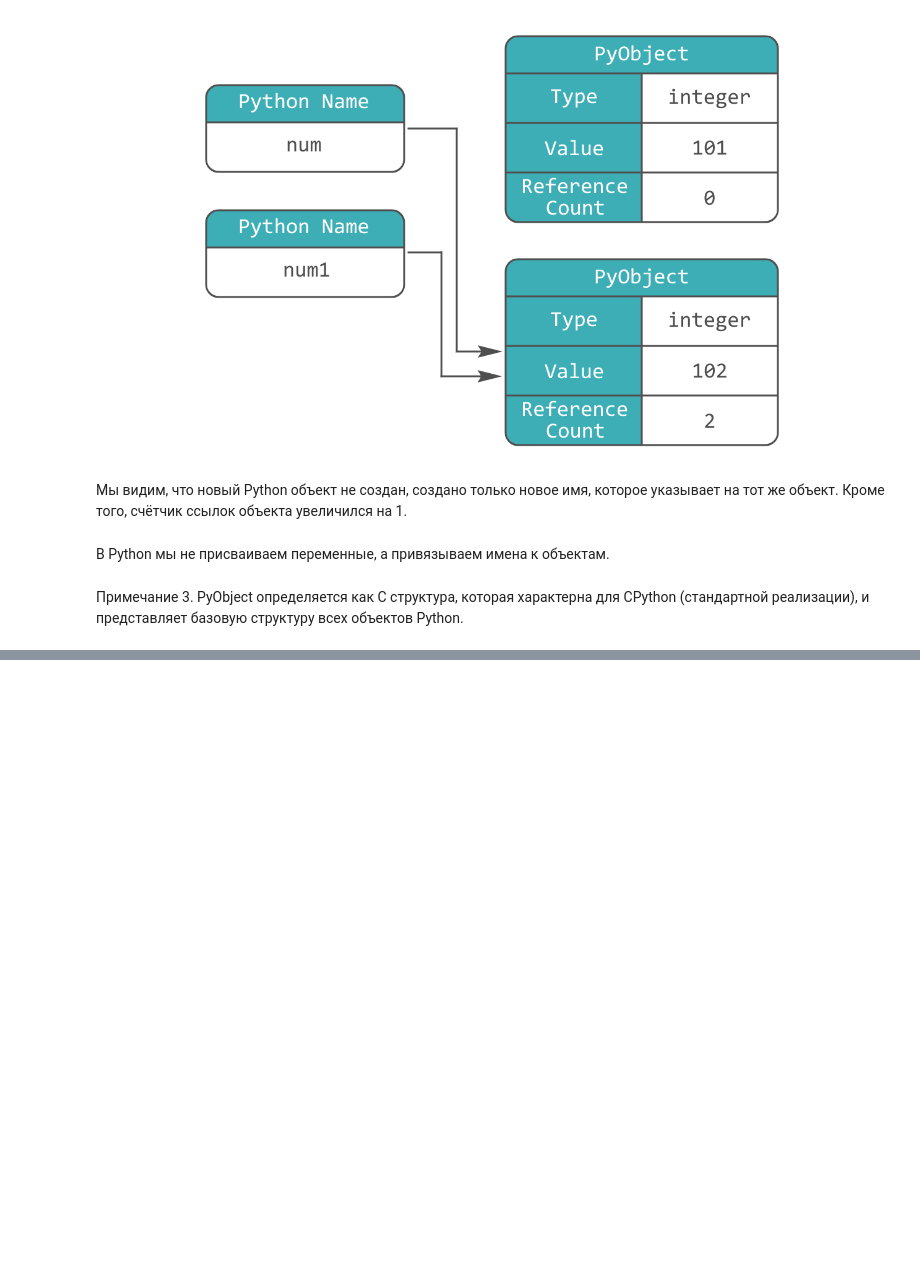
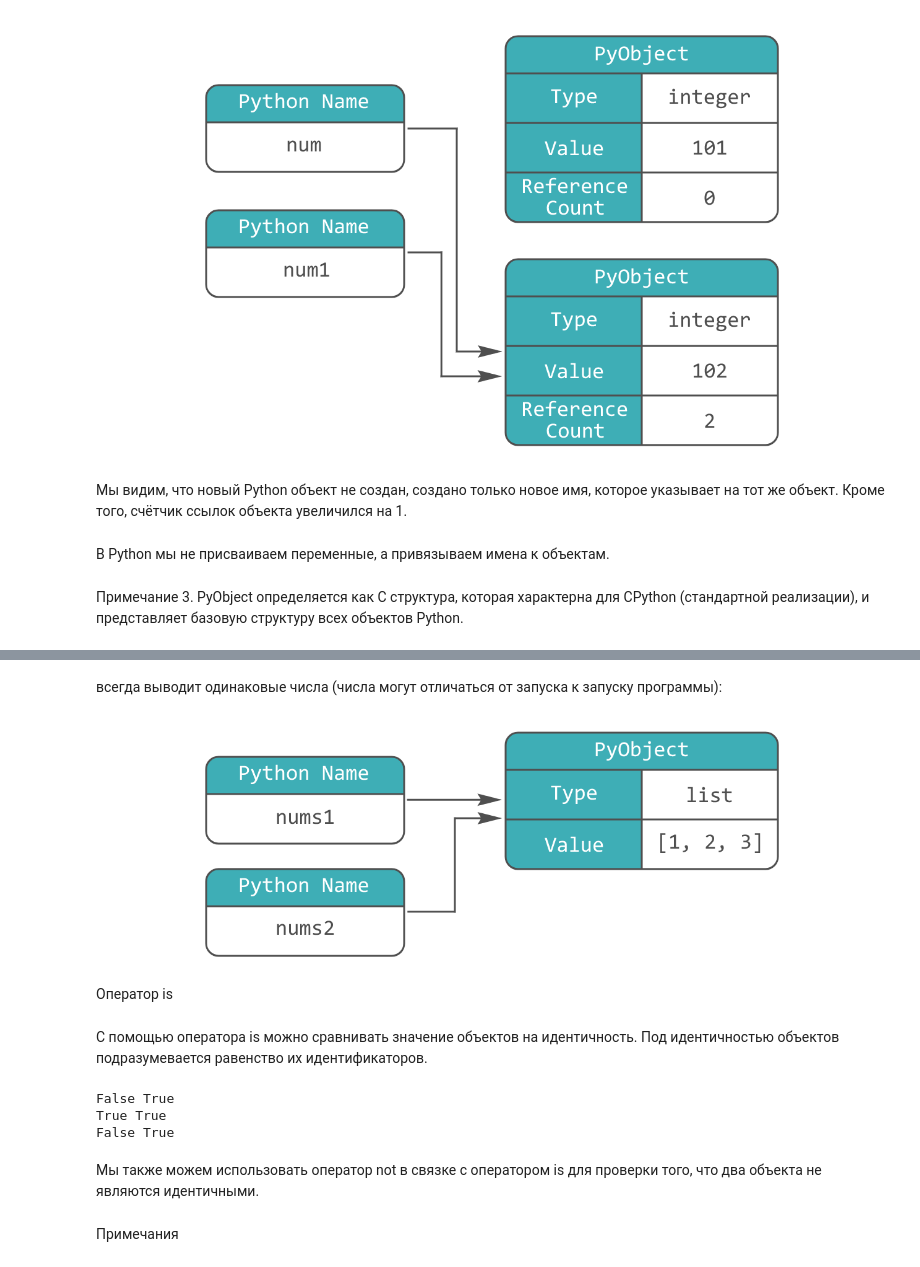
Before and after one commit to KovalenkoKonstantin/Python-Generation-a-Course-for-Professionals, a Jupyter notebook: 5/5.2 How variables work in Python.ipynb, the cells around one changed output, grey strips where cells are left out. Drawn from its saved outputs; the diff is of its cells as text; code cells hidden in the pictures; blank space fills up the shorter version.

```diff
--- a/5/5.2 How variables work in Python.ipynb
+++ b/5/5.2 How variables work in Python.ipynb
@@ -147,0 +208,38 @@ display(Image(filename=f'D:\\images\\{name}'))
+# %% [markdown]
+всегда выводит одинаковые числа (числа могут отличаться от запуска к запуску программы):
+# %%
+def picture(name: str):
+    """
+    Отображает изображение из указанного пути.
+
+    :param name: Имя файла изображения, которое находится в папке 'D:\\images'.
+    """
+    from IPython.display import Image, display  # Импортируем необходимые модули внутри функции
+
+    # Отображаем изображение
+    display(Image(filename=f'D:\\images\\{name}'))
+
+
+picture('Новый проект (2) (2).png')
+# %% [output]
+[figure, added]
+# %% [markdown]
+Оператор is
+# %% [markdown]
+С помощью оператора is можно сравнивать значение объектов на идентичность. Под идентичностью объектов подразумевается равенство их идентификаторов.
+# %%
+nums1 = [1, 2, 3]
+nums2 = [1, 2, 3]
+nums3 = nums1
+
+print(nums1 is nums2, nums1 == nums2)
+print(nums1 is nums3, nums1 == nums3)
+print(nums2 is nums3, nums2 == nums3)
+# %% [output]
+False True
+True True
+False True
+# %% [markdown]
+Мы также можем использовать оператор not в связке с оператором is для проверки того, что два объекта не являются идентичными.
+# %% [markdown]
+Примечания
```
Also changed, not shown: parts of 49 cells of this notebook, 1 other file.
